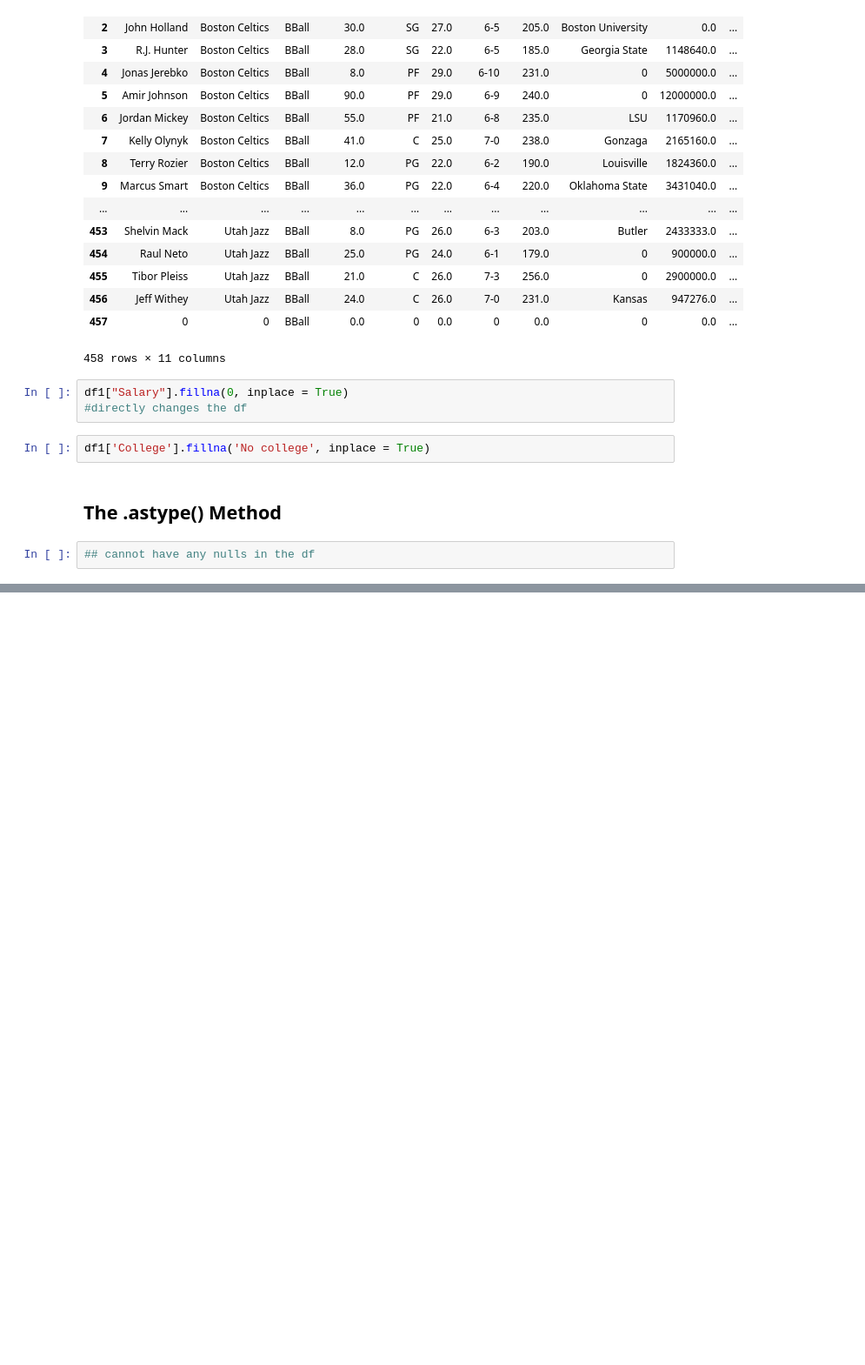
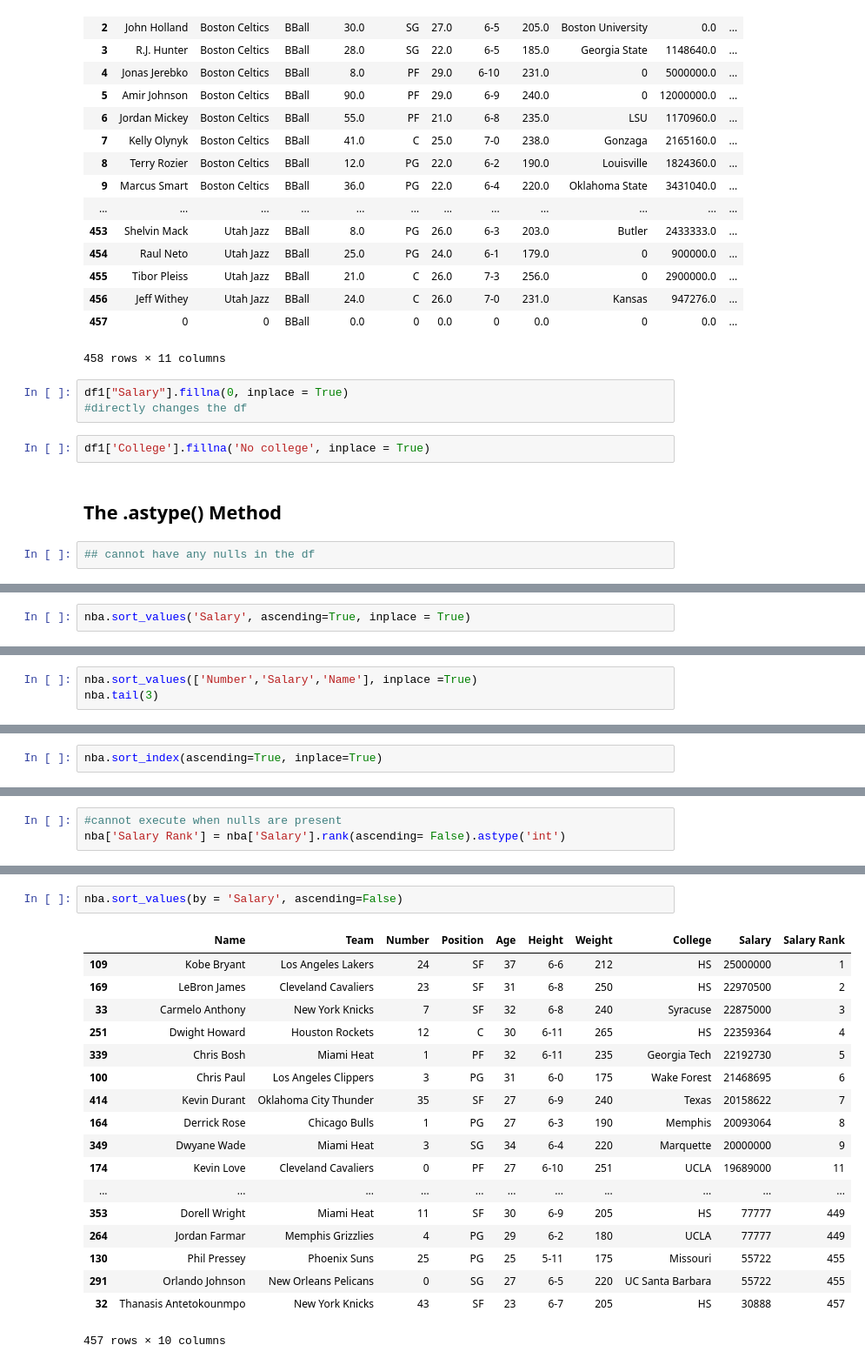
Before and after one commit to Kinnoshachi/Data-analysis-with-Pandas, a Jupyter notebook: DF1.ipynb, the cells around one changed output, grey strips where cells are left out. Shown at 87% size. Saved outputs shown, nothing was run; the diff lists cells and outputs as text; blank space fills up the shorter version.

```diff
--- a/DF1.ipynb
+++ b/DF1.ipynb
@@ -441,0 +612,2 @@ nba = pd.read_csv
+# %%
+nba.sort_values('Salary', ascending=True, inplace = True)
@@ -441,0 +670,3 @@ nba = pd.read_csv
+# %%
+nba.sort_values(['Number','Salary','Name'], inplace =True)
+nba.tail(3)
@@ -441,0 +678,2 @@ nba = pd.read_csv
+# %%
+nba.sort_index(ascending=True, inplace=True)
@@ -441,0 +689,3 @@ nba = pd.read_csv
+# %%
+#cannot execute when nulls are present
+nba['Salary Rank'] = nba['Salary'].rank(ascending= False).astype('int')
@@ -441,0 +699,21 @@ nba = pd.read_csv
+# %%
+nba.sort_values(by = 'Salary', ascending=False)
+# %% [output]
+|  | Name | Team | Number | Position | Age | Height | Weight | College | Salary | Salary Rank |
+| 109 | Kobe Bryant | Los Angeles Lakers | 24 | SF | 37 | 6-6 | 212 | HS | 25000000 | 1 |
+| 169 | LeBron James | Cleveland Cavaliers | 23 | SF | 31 | 6-8 | 250 | HS | 22970500 | 2 |
+| 33 | Carmelo Anthony | New York Knicks | 7 | SF | 32 | 6-8 | 240 | Syracuse | 22875000 | 3 |
+| 251 | Dwight Howard | Houston Rockets | 12 | C | 30 | 6-11 | 265 | HS | 22359364 | 4 |
+| 339 | Chris Bosh | Miami Heat | 1 | PF | 32 | 6-11 | 235 | Georgia Tech | 22192730 | 5 |
+| 100 | Chris Paul | Los Angeles Clippers | 3 | PG | 31 | 6-0 | 175 | Wake Forest | 21468695 | 6 |
+| 414 | Kevin Durant | Oklahoma City Thunder | 35 | SF | 27 | 6-9 | 240 | Texas | 20158622 | 7 |
+| 164 | Derrick Rose | Chicago Bulls | 1 | PG | 27 | 6-3 | 190 | Memphis | 20093064 | 8 |
+| 349 | Dwyane Wade | Miami Heat | 3 | SG | 34 | 6-4 | 220 | Marquette | 20000000 | 9 |
+| 174 | Kevin Love | Cleveland Cavaliers | 0 | PF | 27 | 6-10 | 251 | UCLA | 19689000 | 11 |
+| ... | ... | ... | ... | ... | ... | ... | ... | ... | ... | ... |
+| 353 | Dorell Wright | Miami Heat | 11 | SF | 30 | 6-9 | 205 | HS | 77777 | 449 |
+| 264 | Jordan Farmar | Memphis Grizzlies | 4 | PG | 29 | 6-2 | 180 | UCLA | 77777 | 449 |
+| 130 | Phil Pressey | Phoenix Suns | 25 | PG | 25 | 5-11 | 175 | Missouri | 55722 | 455 |
+| 291 | Orlando Johnson | New Orleans Pelicans | 0 | SG | 27 | 6-5 | 220 | UC Santa Barbara | 55722 | 455 |
+| 32 | Thanasis Antetokounmpo | New York Knicks | 43 | SF | 23 | 6-7 | 205 | HS | 30888 | 457 |
+457 rows × 10 columns
```
Also changed, not shown: parts of 26 cells of this notebook.
